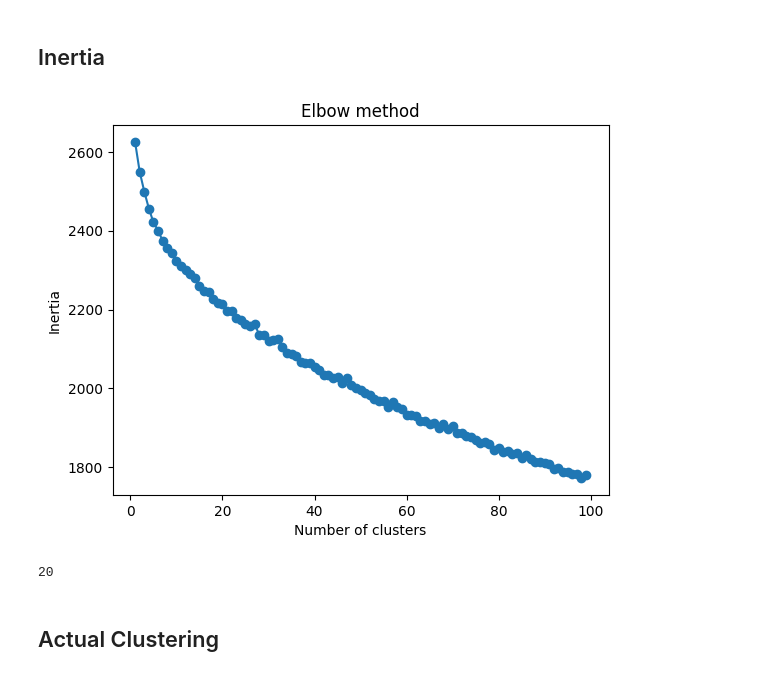
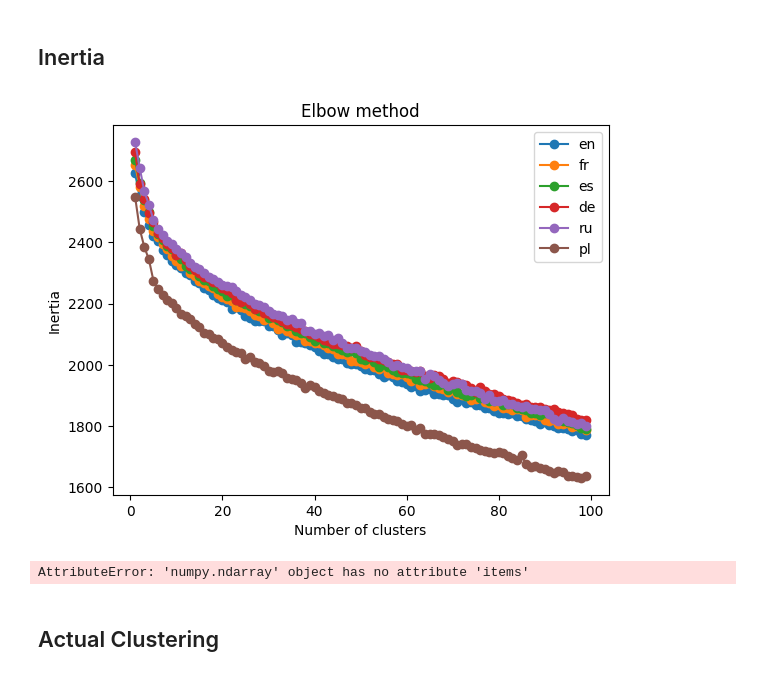
Before and after one commit to nowemoore/learning_optimiser, a Jupyter notebook: clustering.ipynb, the cells around one changed output. Saved outputs shown, nothing was run; the diff lists cells and outputs as text; code cells hidden in the pictures.

```diff
--- a/clustering.ipynb
+++ b/clustering.ipynb
@@ -22,4 +22,12 @@ import random
 # %%
 ## load data
 df = pd.read_csv("vocab_with_embeddings.csv", encoding='utf-8', index_col=0, keep_default_na=False)
-data = [ast.literal_eval(x) for x in df["en_embedding"]]
+datas = {}
+for language in ["en", "fr", "es", "de", "ru", "pl"]:
+    df[language + "_embedding"] = df[language + "_embedding"].apply(ast.literal_eval)
+    datas[language] = df[language + "_embedding"].to_list()
+
+print(type(datas["fr"]))
+
+for lang, embeds in datas.items():
+    print(f"{lang}: {[e[:3] for e in embeds[:2]]}")
@@ -27,29 +43,37 @@ data = [ast.literal_eval(x) for x in df["en_embedding"]]
 ## Inertia
 # %%
 ## compute intertia
-inertias = []
+inertias = {}
 
-for i in range(1,100):
-    kmeans = KMeans(n_clusters=i)
-    kmeans.fit(data)
-    inertias.append(kmeans.inertia_)
+for lang, embeds in datas.items():
+    inertias[lang] = []
+    for i in range(1,100):
+        kmeans = KMeans(n_clusters=i)
+        kmeans.fit(embeds)
+        inertias[lang].append(kmeans.inertia_)
+
+    inertias[lang] = np.array(inertias[lang])
 # %%
 ## plot inertia
-plt.plot(range(1,100), inertias, marker='o')
+for lang, inertia_vals in inertias.items():
+    plt.plot(range(1,100), inertias, marker='o', label=lang)
+
 plt.title('Elbow method')
 plt.xlabel('Number of clusters')
 plt.ylabel('Inertia')
+plt.legend()
 plt.show()
 # %% [output]
-[figure, old version]
+[figure, new version]
 # %%
 ## figure out the actual elbow point
-x = range(0, len(inertias))
-kn = KneeLocator(x, inertias, curve='convex', direction='decreasing')
-elbow_point = kn.knee
-print(elbow_point)
+for lang, inertia_vals in inertias.items():
+    x = range(0, len(inertias))
+    kn = KneeLocator(x, inertias, curve='convex', direction='decreasing')
+    elbow_point = kn.knee
+    print(elbow_point)
 # %% [output]
-20
+AttributeError: 'numpy.ndarray' object has no attribute 'items'
 # %% [markdown]
 ## Actual Clustering
 # %%
```
Also changed, not shown: parts of 3 cells of this notebook, 2 other files.
